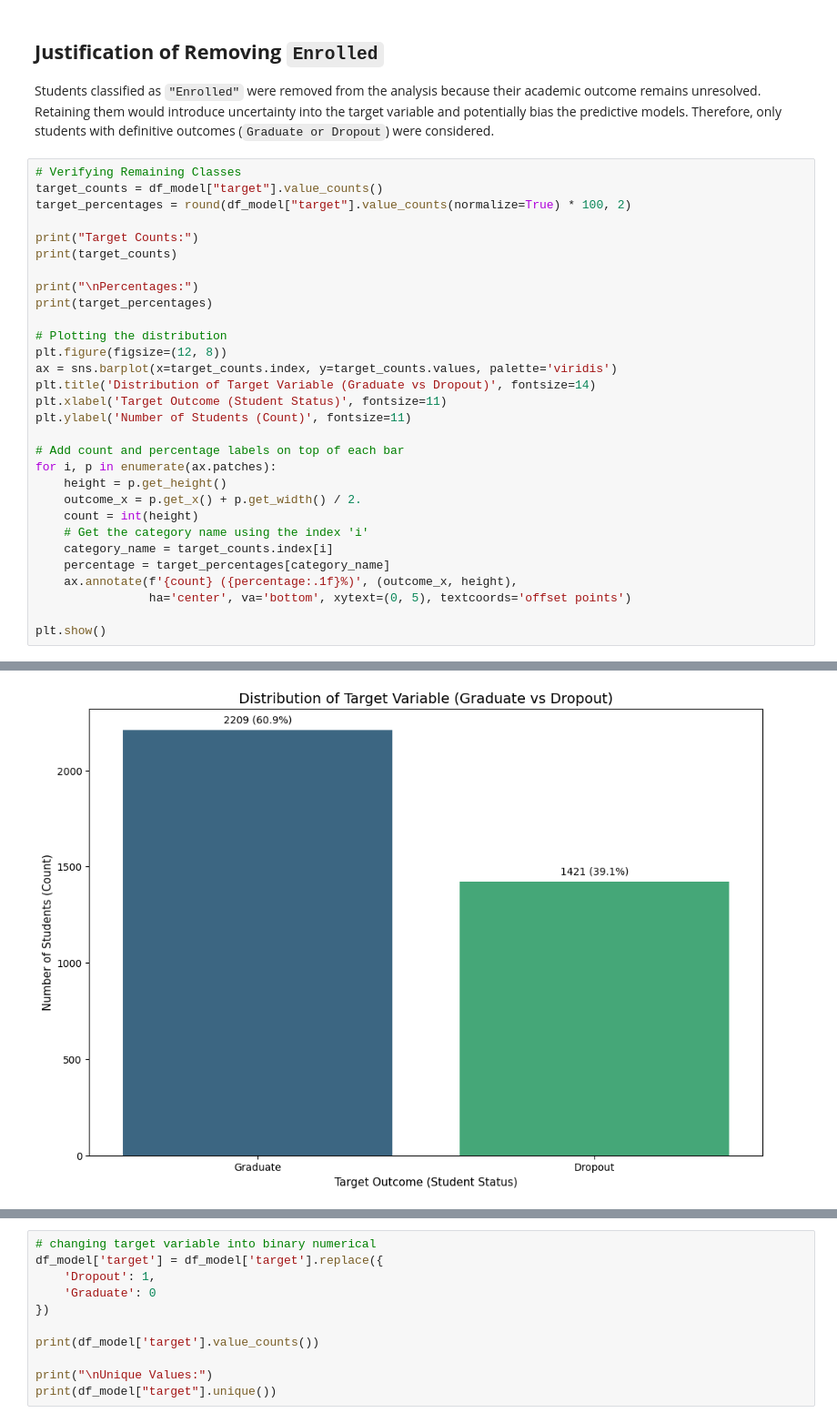
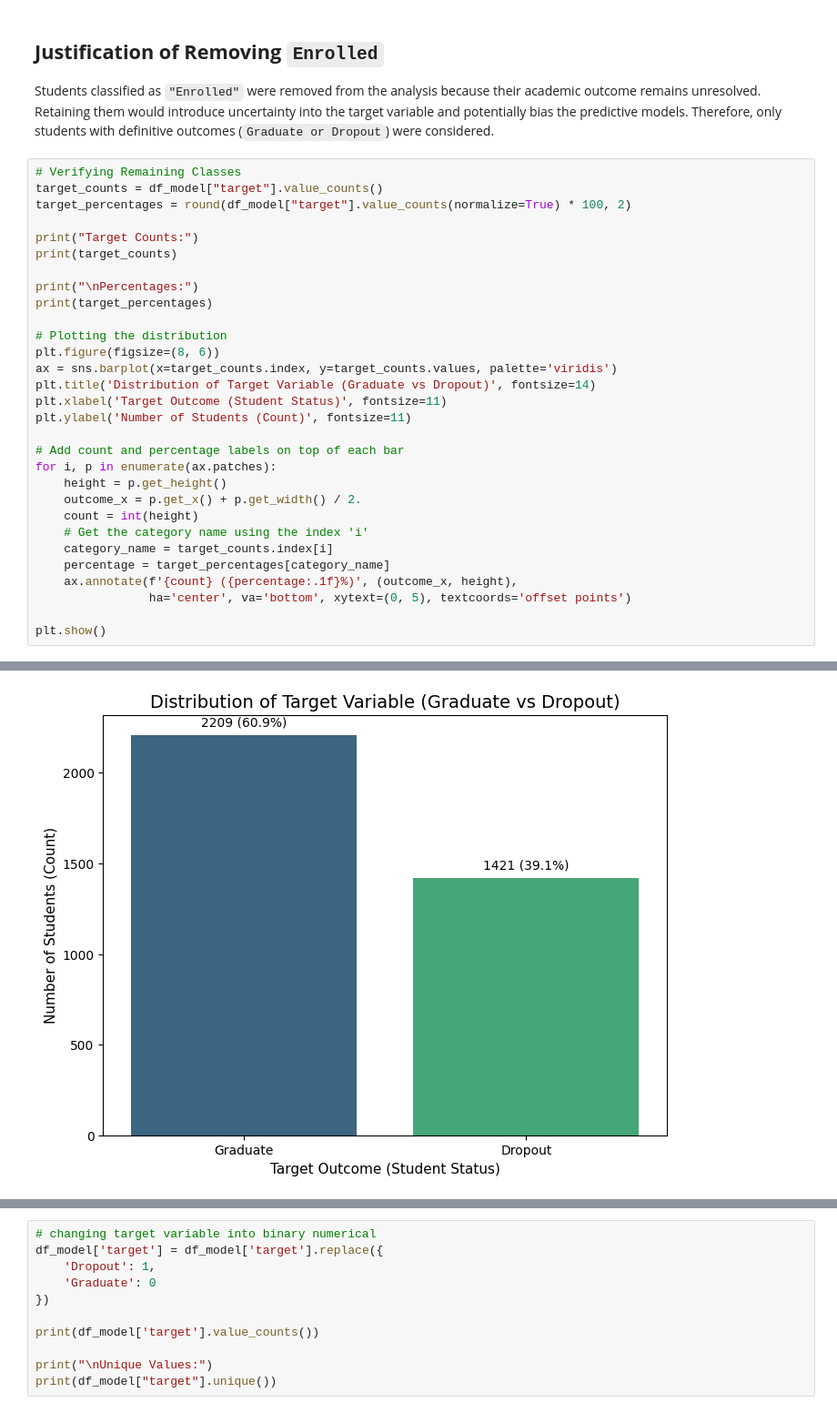
Before and after one commit to abdulmm44/Student_dropout_prediction, a Jupyter notebook: Student_dropout_(37).ipynb, the cells around one changed output, grey strips where cells are left out. Shown at 91% size. Cells and saved outputs as stored; diff of their text form.

```diff
--- a/Student_dropout_(37).ipynb
+++ b/Student_dropout_(37).ipynb
@@ -297,34 +297,34 @@ print("\nPercentages:")
 print(target_percentages)
 
 # Plotting the distribution
-plt.figure(figsize=(12, 8))
+plt.figure(figsize=(8, 6))
 ax = sns.barplot(x=target_counts.index, y=target_counts.values, palette='viridis')
 plt.title('Distribution of Target Variable (Graduate vs Dropout)', fontsize=14)
 plt.xlabel('Target Outcome (Student Status)', fontsize=11)
 plt.ylabel('Number of Students (Count)', fontsize=11)
 
 # Add count and percentage labels on top of each bar
 for i, p in enumerate(ax.patches):
     height = p.get_height()
     outcome_x = p.get_x() + p.get_width() / 2.
     count = int(height)
     # Get the category name using the index 'i'
     category_name = target_counts.index[i]
     percentage = target_percentages[category_name]
     ax.annotate(f'{count} ({percentage:.1f}%)', (outcome_x, height),
                 ha='center', va='bottom', xytext=(0, 5), textcoords='offset points')
 
 plt.show()
 # %% [output]
 Target Counts:
 target
 Graduate    2209
 Dropout     1421
 Name: count, dtype: int64
 
 Percentages:
 target
 Graduate    60.85
 Dropout     39.15
 Name: proportion, dtype: float64
-[figure, old version]
+[figure, new version]
```
Also changed, not shown: parts of 89 cells of this notebook.
